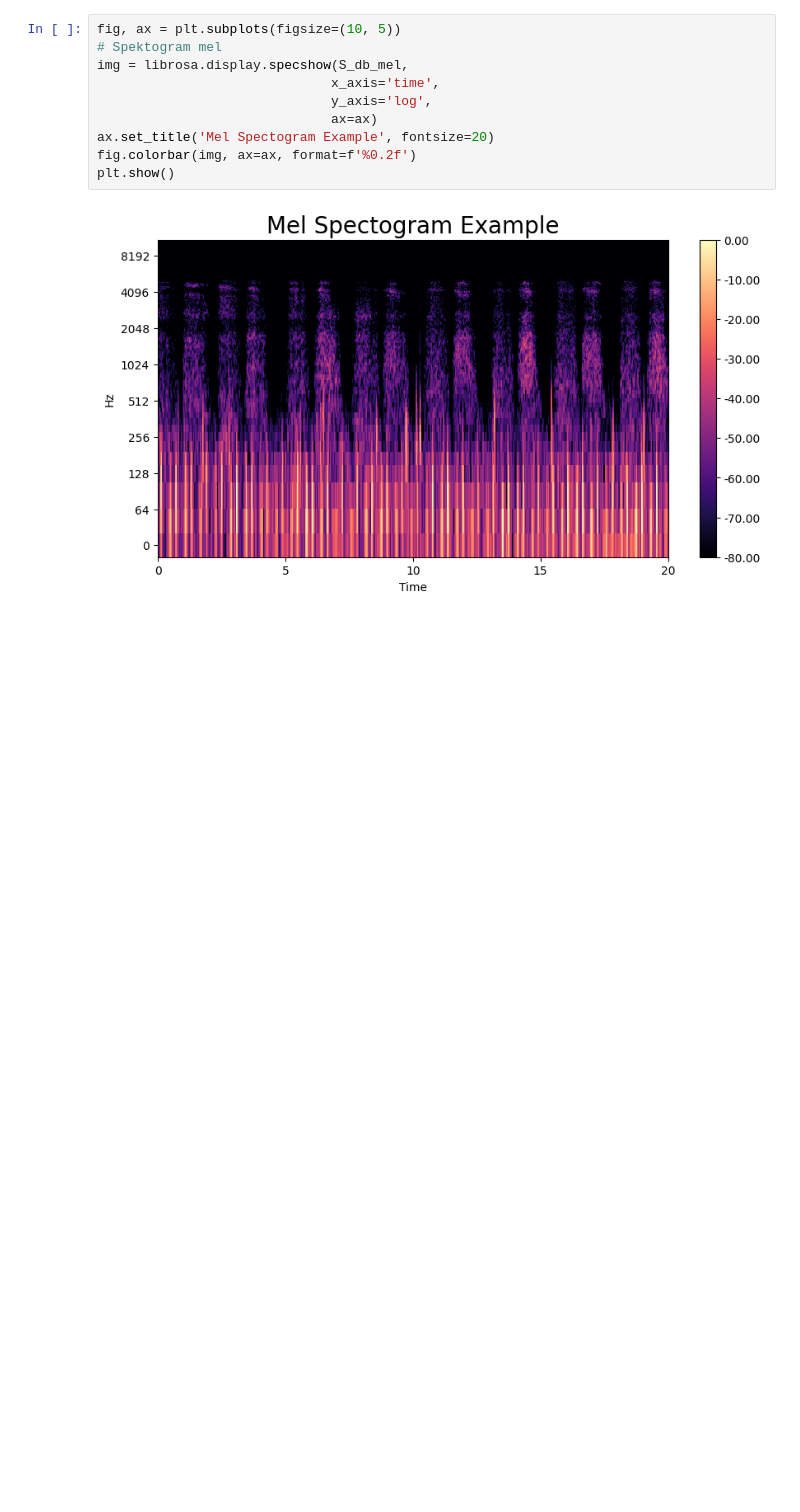
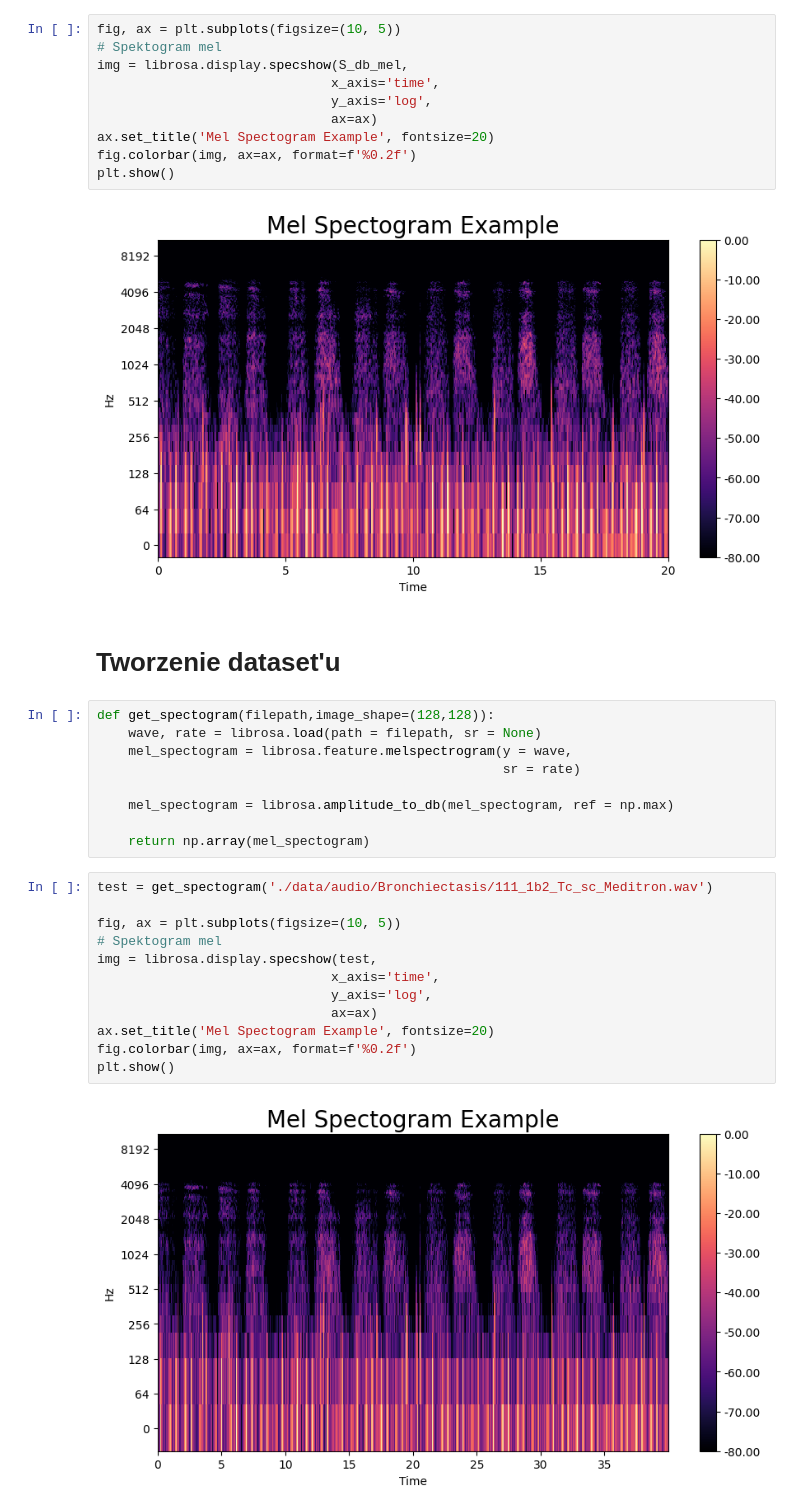
Before and after one commit to mylosz01/lung_diseases_detection, a Jupyter notebook: preproccess_data.ipynb, the cells around one changed output. Cells and saved outputs as stored; diff of their text form; blank space fills up the shorter version.

Commit message:
Dodanie funkcji to uzyskiwania spektogramu z audio

```diff
--- a/preproccess_data.ipynb
+++ b/preproccess_data.ipynb
@@ -204,3 +195,28 @@ fig.colorbar(img, ax=ax, format=f'%0.2f')
 plt.show()
 # %% [output]
 [figure]
+# %% [markdown]
+# Tworzenie dataset'u
+# %%
+def get_spectogram(filepath,image_shape=(128,128)):
+    wave, rate = librosa.load(path = filepath, sr = None)
+    mel_spectogram = librosa.feature.melspectrogram(y = wave,
+                                                    sr = rate)
+
+    mel_spectogram = librosa.amplitude_to_db(mel_spectogram, ref = np.max)
+
+    return np.array(mel_spectogram)
+# %%
+test = get_spectogram('./data/audio/Bronchiectasis/111_1b2_Tc_sc_Meditron.wav')
+
+fig, ax = plt.subplots(figsize=(10, 5))
+# Spektogram mel
+img = librosa.display.specshow(test,
+                              x_axis='time',
+                              y_axis='log',
+                              ax=ax)
+ax.set_title('Mel Spectogram Example', fontsize=20)
+fig.colorbar(img, ax=ax, format=f'%0.2f')
+plt.show()
+# %% [output]
+[figure, added]
```
Also changed, not shown: parts of 3 cells of this notebook.
